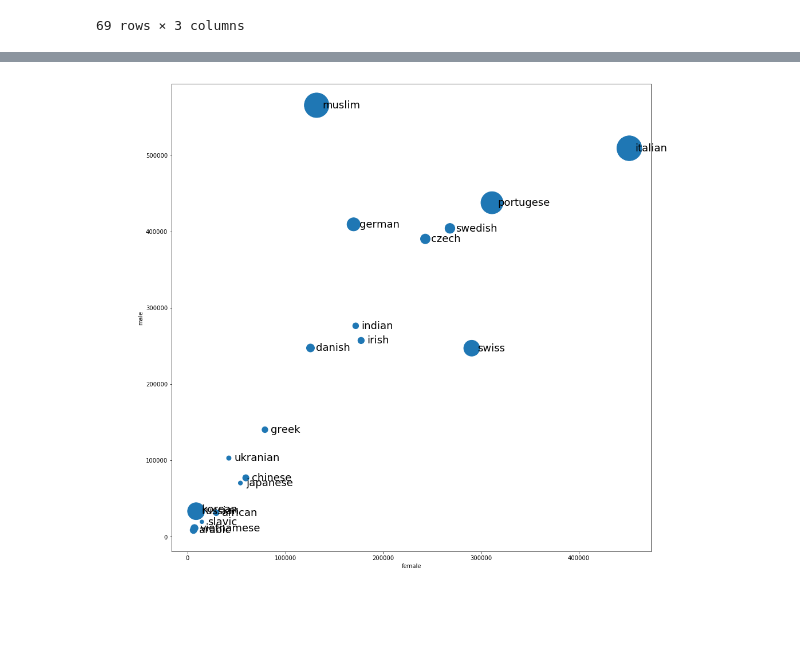
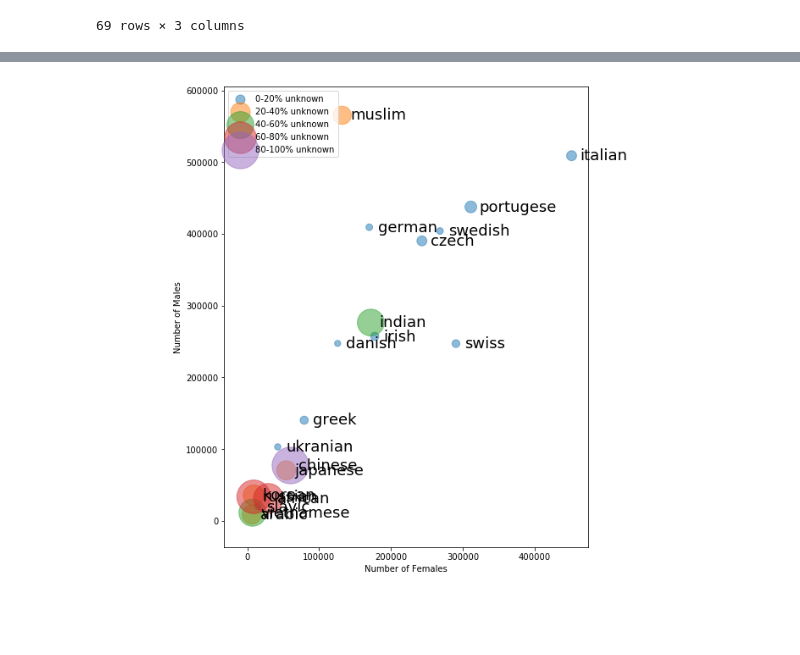
Before and after one commit to gaborcsapo/GenderEthnicity, a Jupyter notebook: Capstone.ipynb, the cells around one changed output, grey strips where cells are left out. Saved outputs shown, nothing was run; the diff lists cells and outputs as text; code cells hidden in the pictures.

```diff
--- a/Capstone.ipynb
+++ b/Capstone.ipynb
@@ -128,10 +143,19 @@ plt.show()
-# %%
-ax = new_df.iloc[3:, :].plot('female', 'male', s=new_df['unknown'].astype(float)/1000, kind='scatter', figsize=(15,15))
-
-for k, v in new_df.iterrows():
-    ax.annotate(k, v[['female', 'male']],
-                xytext=(10,-5), textcoords='offset points',
-                family='sans-serif', fontsize=18)
-plt.show()
-# %% [output]
-[figure, removed]
+# %%
+bins = np.linspace(new_df.iloc[3:, :]['% of unknown'].min(), new_df.iloc[3:, :]['% of unknown'].max(), M)
+grouped = new_df.iloc[3:, :].groupby(np.digitize(new_df.iloc[3:, :]['% of unknown'], bins))
+
+fig, ax = plt.subplots(figsize=(10,10))
+for i, (name, group) in enumerate(grouped):
+    plt.scatter(group['no of female'], group['no of male'], s=(group['% of unknown']*50)**2, alpha=0.5, label=labels[i])
+
+for k, v in new_df.iterrows():
+    ax.annotate(k, v[['no of female', 'no of male']],
+                xytext=(10,-5), textcoords='offset points',
+                family='sans-serif', fontsize=18)
+ax.axis('scaled')
+ax.set_xlabel('Number of Females')
+ax.set_ylabel('Number of Males')
+plt.legend()
+plt.show()
+# %% [output]
+[figure, added]
```
Also changed, not shown: parts of 3 cells of this notebook.
